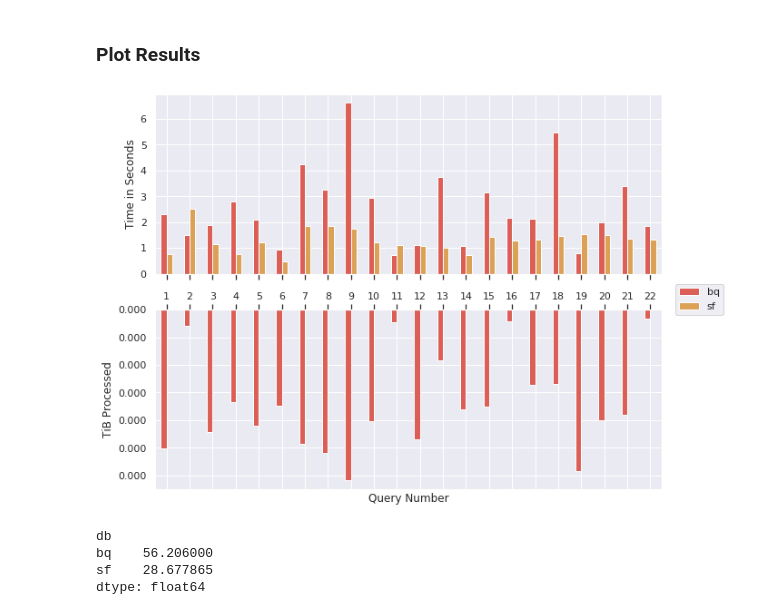
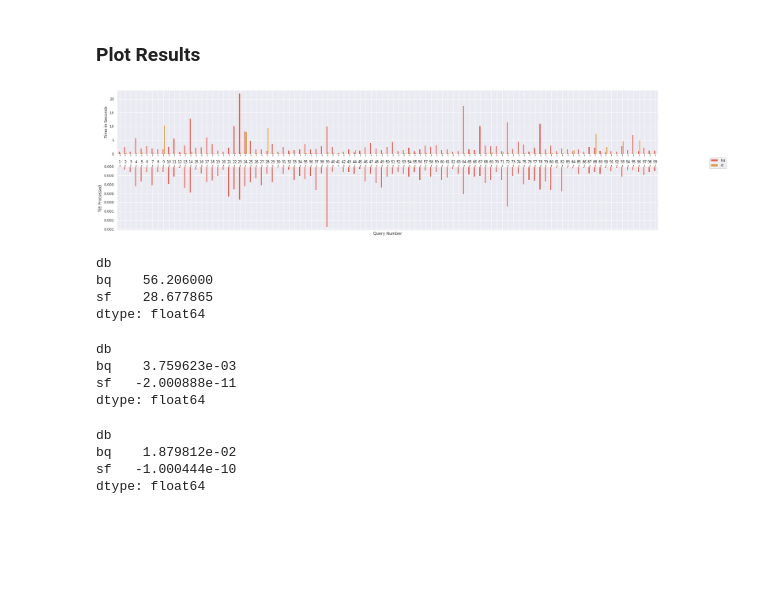
Before and after one commit to davidkhala/tpc_benchmark, a Jupyter notebook: NB XX Q&S Plots 02.ipynb, the cells around one changed output. Drawn from its saved outputs; the diff is of its cells as text; code cells hidden in the pictures; blank space fills up the shorter version.

```diff
--- a/NB XX Q&S Plots 02.ipynb
+++ b/NB XX Q&S Plots 02.ipynb
@@ -13,5 +13,5 @@ sns.set_context("notebook", font_scale=1.0, rc={"lines.linewidth": 1.0})
 
 import config
 # %%
-test = "TPC-H"
+test = "TPC-DS"
 scale_factor = "100"
@@ -18,4 +21,4 @@ scale_factor = "100"
 # %%
-fps = config.fp_results + config.sep + "tpc-h_single_queries"
+fps = config.fp_results + config.sep + "tpc-ds_single_queries"
 fps
 # %% [output]
@@ -123,35 +126,35 @@ plot_name = "{}_{}GB_{}_comparison.png".format(test, scale_factor, x_type)
 _dfp_bp = dfp_bp.copy() * -1
 color_palette = hls
 fig, (ax1, ax2) = plt.subplots(2, 1)
 ax1 = dfp_dt.plot.bar(ax=ax1, legend=False, color=color_palette)
 ax2 = _dfp_bp.plot.bar(ax=ax2, legend=False, color=color_palette);
 
 # set the figure size BEFORE adjusting ticks
-fig.set_size_inches(10, 8, forward=True)
+fig.set_size_inches(30, 8, forward=True)
 
 handles, labels = ax1.get_legend_handles_labels()
 
 ax1.set_ylabel("Time in Seconds")
 ax1.set_xlabel(None)
 ax1_xticklabels = ax1.get_xticklabels()
 ax1.set_xticklabels(labels=[])
 
 ax2.set_ylabel("TiB Processed")
 ax2.set_xlabel("Query Number")
 ticks =  ax2.get_yticks()
 ticks = ["{:01.3f}".format(abs(tick)) for tick in ticks]
 ax2.set_yticklabels(ticks);
 ax2.xaxis.tick_top()
 
 #plt.subplots_adjust(hspace=0.11)
 #plt.subplots_adjust(right=0.79)
 
 fig.legend(handles, labels, loc="right")
 #fig.legend(handles, labels, loc="lower center")
 plt.savefig(config.fp_plots + config.sep + plot_name, bbox_to_anchor='tight')
 print();
 # %% [output]
-[figure, old version]
+[figure, new version]
 # %%
 dfp_dt.sum()
 # %% [output]
@@ -161,5 +164,15 @@ sf    28.677865
 dtype: float64
 # %%
 dfp_bp.sum()
+# %% [output]
+db
+bq    3.759623e-03
+sf   -2.000888e-11
+dtype: float64
 # %%
 dfp_bp.sum() * 5
+# %% [output]
+db
+bq    1.879812e-02
+sf   -1.000444e-10
+dtype: float64
```
Also changed, not shown: parts of 5 cells of this notebook, 11 other files.
